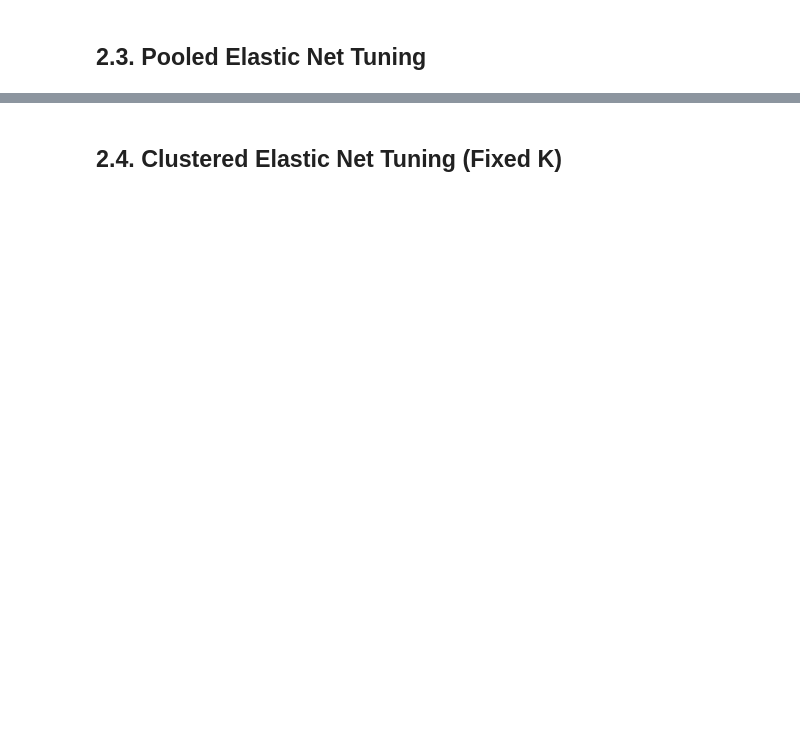
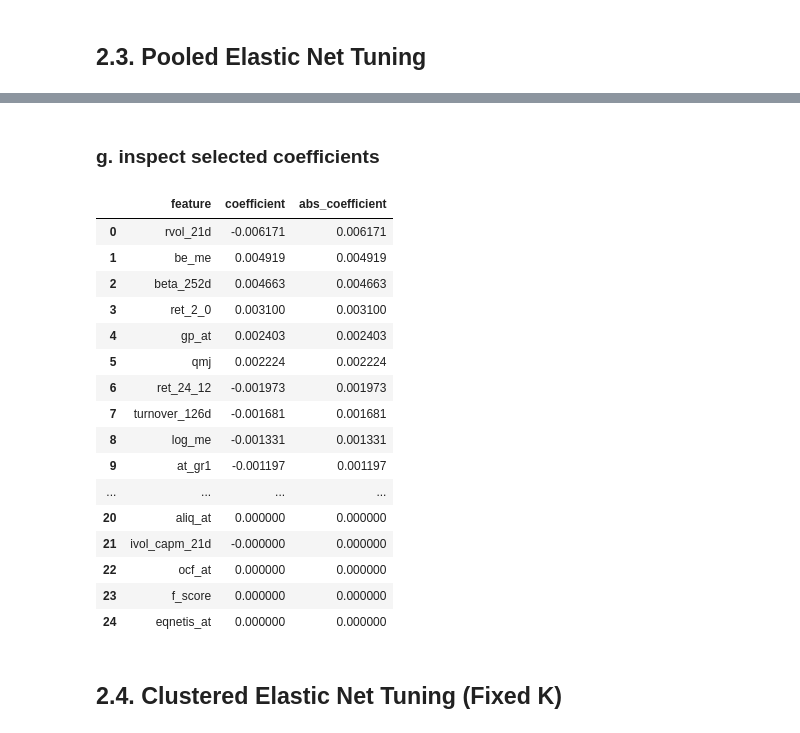
Before and after one commit to JackyJacky1029/FINA-4713-Group-9-Project, a Jupyter notebook: jkp_project.ipynb, the cells around one changed output, grey strips where cells are left out. Saved outputs shown, nothing was run; the diff lists cells and outputs as text; code cells hidden in the pictures; blank space fills up the shorter version.

```diff
--- a/jkp_project.ipynb
+++ b/jkp_project.ipynb
@@ -1762,0 +2517,13 @@ from
+# %%
+# The main tuning criterion is validation Sharpe ratio.
+best_pooled_row = pooled_enet_tuning_results.iloc[0]
+
+alpha_pooled_star = best_pooled_row["alpha"]
+l1_ratio_pooled_star = best_pooled_row["l1_ratio"]
+
+print("Best pooled Elastic Net hyperparameters:")
+print("alpha_pooled_star    =", alpha_pooled_star)
+print("l1_ratio_pooled_star =", l1_ratio_pooled_star)
+
+print("\nValidation performance of selected pooled Elastic Net:")
+display(best_pooled_row.to_frame().T)
@@ -1763,3 +2606,53 @@ from
+# %% [markdown]
+### g. inspect selected coefficients
+# %%
+# Use the original training period only for coefficient interpretation.
+train_for_pooled_coef = valid_update_window[pd.Timestamp("2016-01-01")][0].copy()
+
+X_train_coef = train_for_pooled_coef[log_prediction_features].copy()
+y_train_coef = train_for_pooled_coef[target].copy()
+
+pooled_enet_coef_model = ElasticNet(
+    alpha=alpha_pooled_star,
+    l1_ratio=l1_ratio_pooled_star,
+    fit_intercept=True,
+    max_iter=10000,
+    random_state=42
+)
+
+pooled_enet_coef_model.fit(X_train_coef, y_train_coef)
+
+pooled_coef_df = pd.DataFrame({
+    "feature": log_prediction_features,
+    "coefficient": pooled_enet_coef_model.coef_
+})
+
+pooled_coef_df["abs_coefficient"] = pooled_coef_df["coefficient"].abs()
+
+pooled_coef_df = pooled_coef_df.sort_values(
+    "abs_coefficient",
+    ascending=False
+).reset_index(drop=True)
+
+display(pooled_coef_df)
+# %% [output]
+|  | feature | coefficient | abs_coefficient |
+| 0 | rvol_21d | -0.006171 | 0.006171 |
+| 1 | be_me | 0.004919 | 0.004919 |
+| 2 | beta_252d | 0.004663 | 0.004663 |
+| 3 | ret_2_0 | 0.003100 | 0.003100 |
+| 4 | gp_at | 0.002403 | 0.002403 |
+| 5 | qmj | 0.002224 | 0.002224 |
+| 6 | ret_24_12 | -0.001973 | 0.001973 |
+| 7 | turnover_126d | -0.001681 | 0.001681 |
+| 8 | log_me | -0.001331 | 0.001331 |
+| 9 | at_gr1 | -0.001197 | 0.001197 |
+| ... | ... | ... | ... |
+| 20 | aliq_at | 0.000000 | 0.000000 |
+| 21 | ivol_capm_21d | -0.000000 | 0.000000 |
+| 22 | ocf_at | 0.000000 | 0.000000 |
+| 23 | f_score | 0.000000 | 0.000000 |
+| 24 | eqnetis_at | 0.000000 | 0.000000 |
 # %% [markdown]
 ## 2.4. Clustered Elastic Net Tuning (Fixed K)
 # %% [markdown]
```
Also changed, not shown: parts of 59 cells of this notebook.
